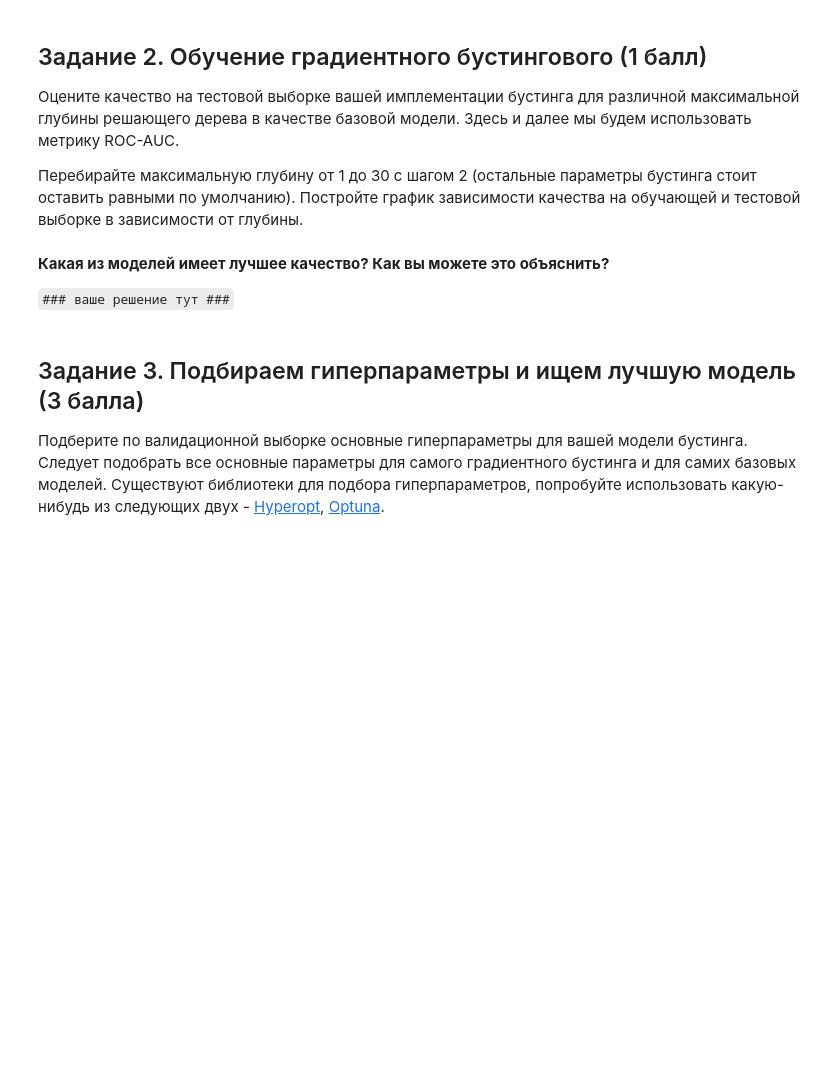
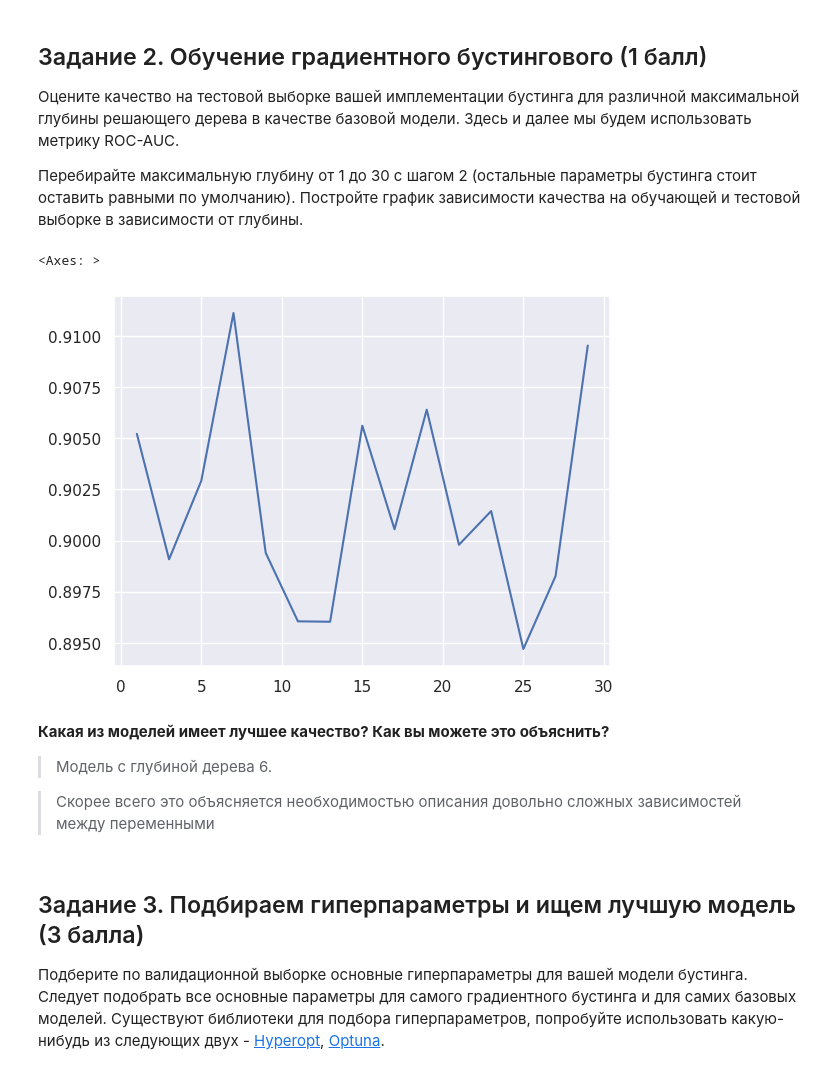
Before and after one commit to xCthulhuFtagn/ml-course-hse, a Jupyter notebook: 2023-fall/homeworks-practice/homework-practice-06-boosting/homework-practice-06-boosting.ipynb, the cells around one changed output. Cells and saved outputs as stored; diff of their text form; code cells hidden in the pictures; blank space fills up the shorter version.

```diff
--- a/2023-fall/homeworks-practice/homework-practice-06-boosting/homework-practice-06-boosting.ipynb
+++ b/2023-fall/homeworks-practice/homework-practice-06-boosting/homework-practice-06-boosting.ipynb
@@ -132,7 +128,23 @@ depths = range(1, 30, 2)
+# %%
+results = {}
+
+depths = range(1, 30, 2)
+
+# YOUR CODE:
+for depth in depths:
+    model = Boosting(base_model_params={'max_depth': depth}).fit(x_train, y_train, x_valid, y_valid)
+    results[depth] = (model.score(x_test, y_test))
+# %%
+sns.lineplot(results)
+# %% [output]
+<Axes: >
+[figure, added]
 # %% [markdown]
 **Какая из моделей имеет лучшее качество? Как вы можете это объяснить?**
 
-`### ваше решение тут ###`
+>Модель с глубиной дерева 6.
+
+>Скорее всего это объясняется необходимостью описания довольно сложных зависимостей между переменными
 # %% [markdown]
 ## Задание 3. Подбираем гиперпараметры и ищем лучшую модель (3 балла)
 
```
Also changed, not shown: parts of 5 cells of this notebook, 2 other files.
